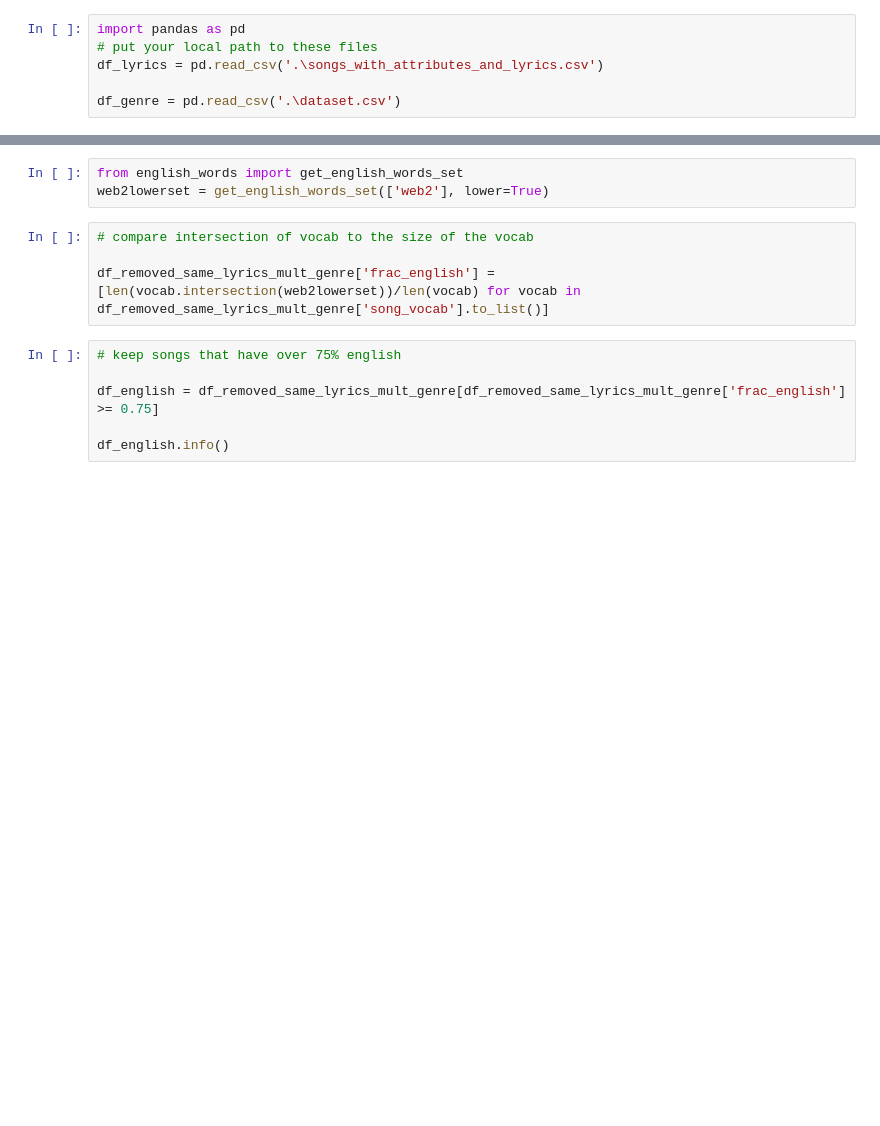
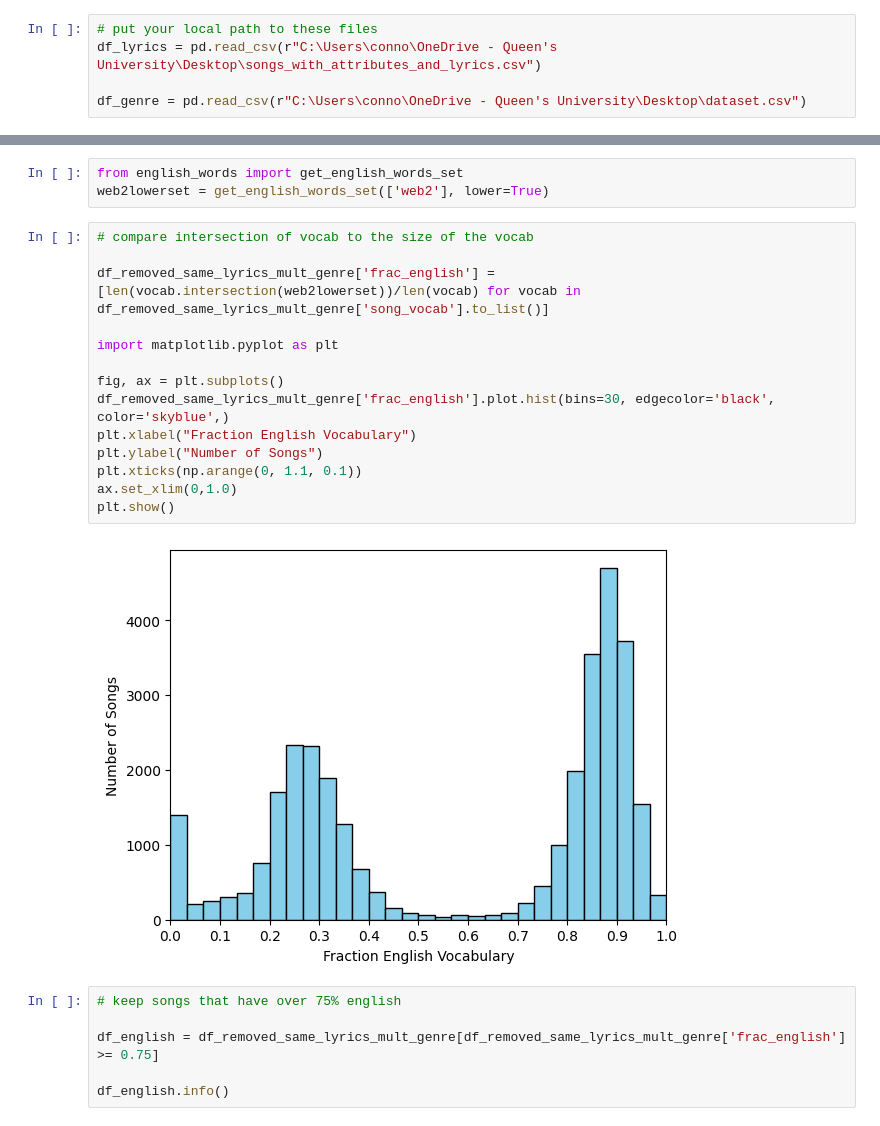
Before and after one commit to astasolin/final_project, a Jupyter notebook: Connor/cleaning.ipynb, the cells around one changed output, grey strips where cells are left out. Saved outputs shown, nothing was run; the diff lists cells and outputs as text; blank space fills up the shorter version.

```diff
--- a/Connor/cleaning.ipynb
+++ b/Connor/cleaning.ipynb
@@ -1,9 +4,8 @@
 # %%
-import pandas as pd
 # put your local path to these files
-df_lyrics = pd.read_csv('.\songs_with_attributes_and_lyrics.csv')
+df_lyrics = pd.read_csv(r"C:\Users\conno\OneDrive - Queen's University\Desktop\songs_with_attributes_and_lyrics.csv")
 
-df_genre = pd.read_csv('.\dataset.csv')
+df_genre = pd.read_csv(r"C:\Users\conno\OneDrive - Queen's University\Desktop\dataset.csv")
 # %%
 genre_list = df_genre['track_genre'].unique()
 
@@ -43,7 +45,19 @@ web2lowerset = get_english_words_set(['web2'], lower=True)
 # %%
 # compare intersection of vocab to the size of the vocab
 
 df_removed_same_lyrics_mult_genre['frac_english'] = [len(vocab.intersection(web2lowerset))/len(vocab) for vocab in df_removed_same_lyrics_mult_genre['song_vocab'].to_list()]
+
+import matplotlib.pyplot as plt
+
+fig, ax = plt.subplots()
+df_removed_same_lyrics_mult_genre['frac_english'].plot.hist(bins=30, edgecolor='black', color='skyblue',)
+plt.xlabel("Fraction English Vocabulary")
+plt.ylabel("Number of Songs")
+plt.xticks(np.arange(0, 1.1, 0.1))
+ax.set_xlim(0,1.0)
+plt.show()
+# %% [output]
+[figure, added]
 # %%
 # keep songs that have over 75% english
 
```
Also changed, not shown: parts of 1 cell of this notebook, 4 other files.
